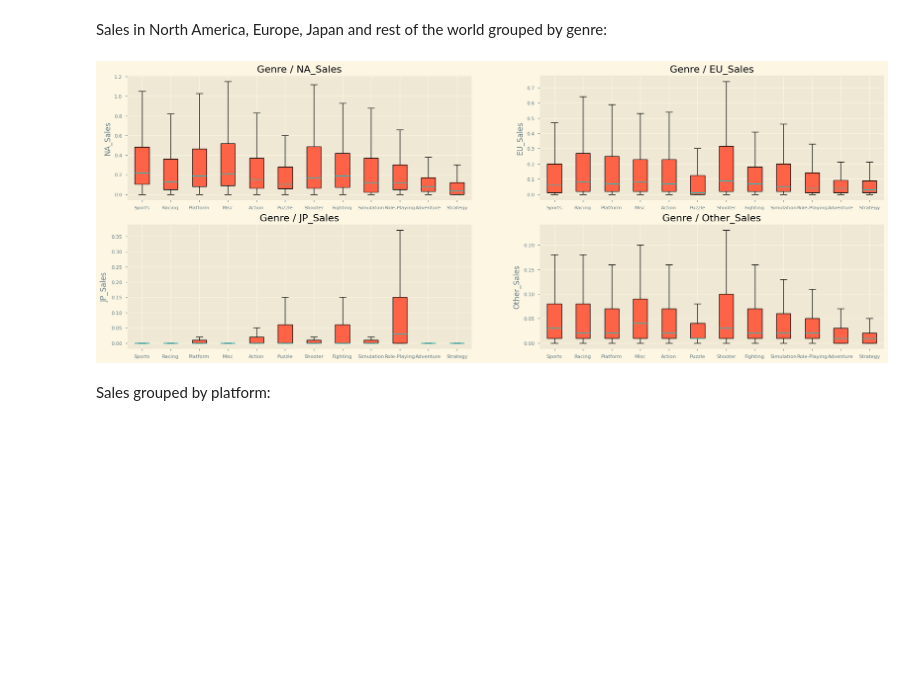
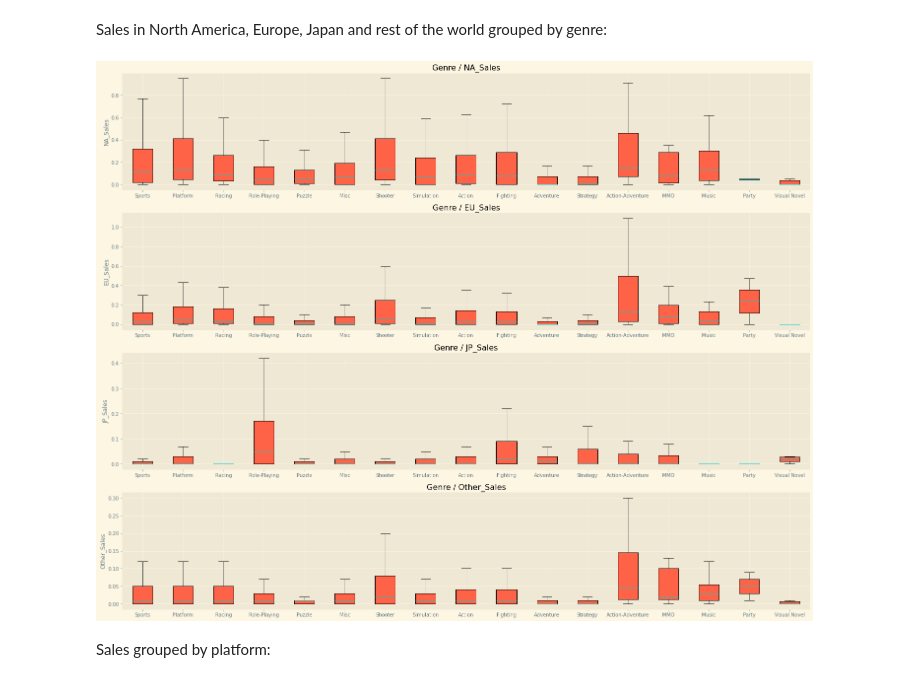
Before and after one commit to 5arcoramphu5/VideoGamesSales, a Jupyter notebook: VideoGamesSales.ipynb, the cells around one changed output. Cells and saved outputs as stored; diff of their text form; code cells hidden in the pictures; blank space fills up the shorter version.

```diff
--- a/VideoGamesSales.ipynb
+++ b/VideoGamesSales.ipynb
@@ -454,14 +463,14 @@ Sales in North America, Europe, Japan and rest of the world grouped by genre:
 # %%
 salesCols = ['NA_Sales','EU_Sales', 'JP_Sales', 'Other_Sales']
 
-fig, axs = plt.subplots(2, 2, figsize=(22, 8))
+fig, axs = plt.subplots(4, 1, figsize=(25, 20))
 for col, ax in zip(salesCols, axs.reshape(-1)):
-  ax.boxplot( [dataExt[dataExt.Genre==genre][col] for genre in dataExt.Genre.unique()] , vert=True, patch_artist=True, labels=dataExt.Genre.unique(), showfliers=False)
+  ax.boxplot( [dataCut[dataCut.Genre==genre][col] for genre in dataCut.Genre.unique()] , vert=True, patch_artist=True, labels=dataCut.Genre.unique(), showfliers=False)
   ax.set_title("Genre / " +col)
   ax.set_ylabel(col)
 plt.show()
 # %% [output]
-[figure, old version]
+[figure, new version]
 # %% [markdown]
 Sales grouped by platform:
 # %%
```
Also changed, not shown: parts of 103 cells of this notebook, 4 other files.
